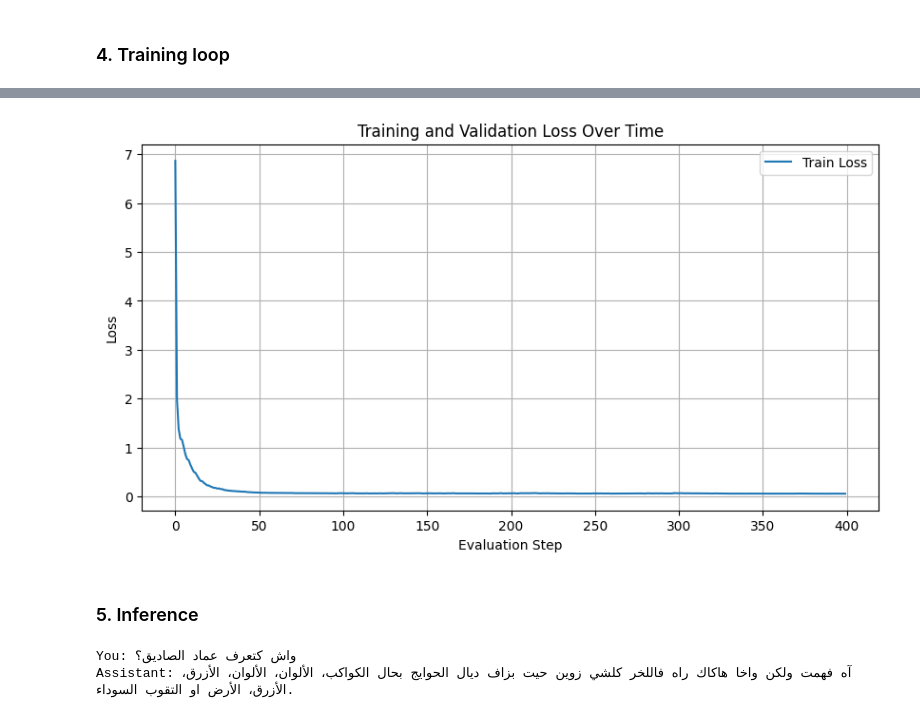
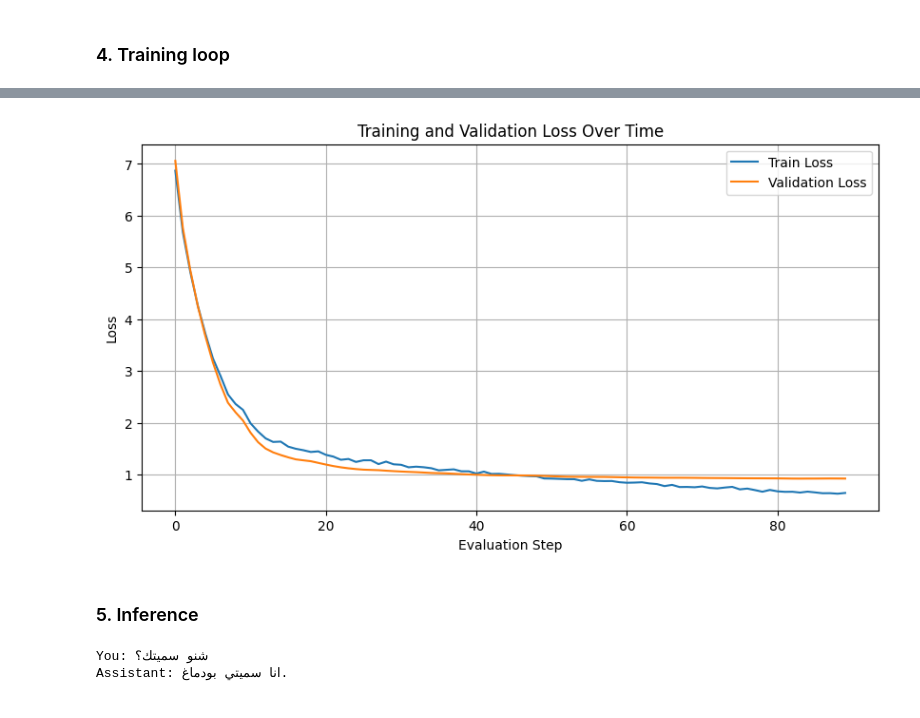
Before and after one commit to thEOneA/Personal_LLM_via_SFT_RLHF, a Jupyter notebook: notebooks/8_5_1_LetsScale_FineTuning_QA.ipynb, the cells around one changed output, grey strips where cells are left out. Saved outputs shown, nothing was run; the diff lists cells and outputs as text; code cells hidden in the pictures.

```diff
--- a/notebooks/8_5_1_LetsScale_FineTuning_QA.ipynb
+++ b/notebooks/8_5_1_LetsScale_FineTuning_QA.ipynb
@@ -237,21 +261,28 @@ print(tokenizer.decode(output[0].tolist()))
 # %% [markdown]
 ### 2. Estimate loss
 # %%
+from typing import Dict
+
+
 @torch.no_grad()
 def estimate_loss(
     model: torch.nn.Module,
     train_loader: DataLoader,
-) -> float:
+    val_loader: DataLoader,
+) -> Dict[str, float]:
+    output = {}
     model.eval()
 
-    losses = []
-    for x, y in train_loader:
-        with torch.no_grad():
-            _, loss = model(x, y)
-        losses.append(loss.item())
+    for split, loader in [('train', train_loader), ('val', val_loader)]:
+        losses = torch.zeros(len(loader))
+        for i, (x, y) in enumerate(loader):
+            with torch.no_grad():
+                _, loss = model(x, y)
+            losses[i] = loss.item()
+        output[split] = losses.mean().item()
 
     model.train()
-    return sum(losses) / len(losses)
+    return output
 # %% [markdown]
 ### 3. Save checkpoints
 # %%
@@ -274,12 +305,12 @@ def save_checkpoint(
 # %%
 from tqdm import tqdm
 
-max_iters = 100
-eval_interval = 5
-learning_rate = 1e-3
+max_iters = 10
+eval_interval = 2
+learning_rate = 1e-4
 
 optimizer = torch.optim.AdamW(model.parameters(), lr=learning_rate)
-train_losses = []
+train_losses, val_losses = [], []
 
 for iteration in range(max_iters):
     for batch_idx, (x_batch, y_batch) in tqdm(
@@ -289,16 +320,18 @@ for iteration in range(max_iters):
     ):
         # Evaluation
         if batch_idx % eval_interval == 0 or batch_idx == len(train_loader) - 1:
-            train_loss = estimate_loss(
+            losses = estimate_loss(
                 model=model,
                 train_loader=train_loader,
+                val_loader=val_loader
             )
-            train_losses.append(train_loss)
-
             print(
-                f"iteration {iteration} / step {batch_idx}: "
-                f"train loss {train_loss:.4f}, "
+                f"Epoch {iteration} / step {batch_idx}: "
+                f"train loss {losses['train']:.4f}, "
+                f"val loss {losses['val']:.4f}"
             )
+            train_losses.append(losses['train'])
+            val_losses.append(losses['val'])
 
         # Training step
         logits, loss = model(x_batch, y_batch)
@@ -312,5 +345,5 @@ for iteration in range(max_iters):
         optimizer=optimizer,
         epoch=iteration,
         loss=loss.item(),
-        file_path=f"../output/fine_tuning/qa/base/run_1/checkpoint_{iteration}.pth"
+        file_path=f"../output/fine_tuning/qa/base/run_2/checkpoint_{iteration}.pth"
     )
@@ -331,27 +350,28 @@ iteration 2 / step 15: train loss 0.4990,
 # %%
 import matplotlib.pyplot as plt
 
 plt.figure(figsize=(10, 5))
 plt.plot(train_losses, label="Train Loss")
+plt.plot(val_losses, label="Validation Loss")
 plt.xlabel("Evaluation Step")
 plt.ylabel("Loss")
 plt.title("Training and Validation Loss Over Time")
 plt.legend()
 plt.grid()
 plt.show()
 # %% [output]
-[figure, old version]
+[figure, new version]
 # %% [markdown]
 ### 5. Inference
 # %%
-checkpoint_path = "../output/fine_tuning/qa/base/run_1/checkpoint_6.pth"
+checkpoint_path = "../output/fine_tuning/qa/base/run_2/checkpoint_9.pth"
 checkpoint = torch.load(checkpoint_path, weights_only=True)
 model_state_dict = checkpoint["model_state_dict"]
 model.load_state_dict(model_state_dict)
 
 input_message = f"{tokens['start']}system{tokens['separator']}{system_message}{tokens['end']}"
 
-user_message = "واش كتعرف عماد الصاديق؟"
+user_message = "شنو سميتك؟"
 input_message += f"{tokens['start']}user{tokens['separator']}{user_message}{tokens['end']}"
 input_message += f"{tokens['start']}assistant{tokens['separator']}"
 
@@ -365,7 +385,7 @@ model.eval()
 while True:
     try:
         output_tokens = model.advanced_generation(
-            input_tokens=input_tokens, max_new_tokens=1, temperature=.7, top_k=50, top_p=None)
+            input_tokens=input_tokens, max_new_tokens=1, temperature=.9, top_k=50, top_p=None)
         last_generated_token = output_tokens[0, -1].item()
         if last_generated_token == tokenizer.special_tokens["<|endoftext|>"]:
             break
@@ -384,5 +404,5 @@ while True:
 print(f"You: {user_message}")
 print(f"Assistant: {model_answer}")
 # %% [output]
-You: واش كتعرف عماد الصاديق؟
-Assistant: آه فهمت ولكن واخا هاكاك راه فاللخر كلشي زوين حيت بزاف ديال الحوايج بحال الكواكب، الألوان، الألوان، الأزرق، الأزرق، الأرض او التقوب السوداء.
+You: شنو سميتك؟
+Assistant: انا سميتي بودماغ.
```
Also changed, not shown: parts of 4 cells of this notebook.
